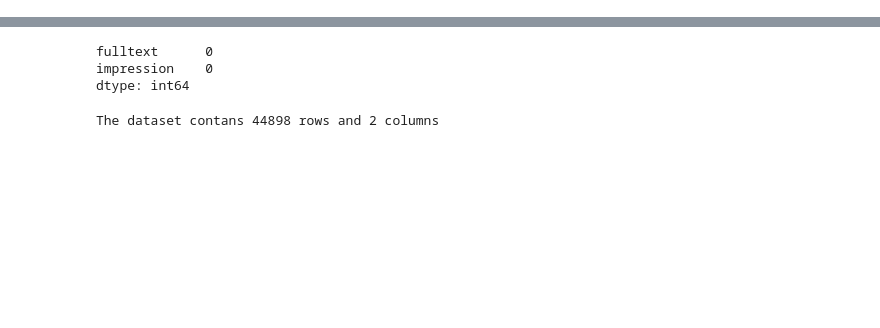
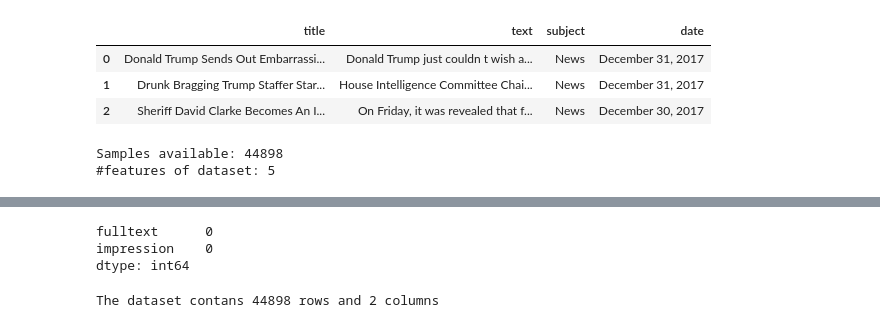
Before and after one commit to aratrikchandra/Fake-News-Detection-Text-Classification, a Jupyter notebook: RandomForestClassifier/RandomForestClassifier.ipynb, the cells around one changed output, grey strips where cells are left out. Saved outputs shown, nothing was run; the diff lists cells and outputs as text; code cells hidden in the pictures; blank space fills up the shorter version.

```diff
--- a/RandomForestClassifier/RandomForestClassifier.ipynb
+++ b/RandomForestClassifier/RandomForestClassifier.ipynb
@@ -82,0 +62,7 @@ data_raw.sample(10)
+# %%
+real_news.head(3)
+# %% [output]
+|  | title | text | subject | date |
+| 0 | Donald Trump Sends Out Embarrassi... | Donald Trump just couldn t wish a... | News | December 31, 2017 |
+| 1 | Drunk Bragging Trump Staffer Star... | House Intelligence Committee Chai... | News | December 31, 2017 |
+| 2 | Sheriff David Clarke Becomes An I... | On Friday, it was revealed that f... | News | December 30, 2017 |
@@ -82,0 +79,5 @@ data_raw.sample(10)
+# %%
+print(f"Samples available: {news.shape[0]}\n#features of dataset: {news.shape[1]}")
+# %% [output]
+Samples available: 44898
+#features of dataset: 5
```
Also changed, not shown: parts of 42 cells of this notebook.
